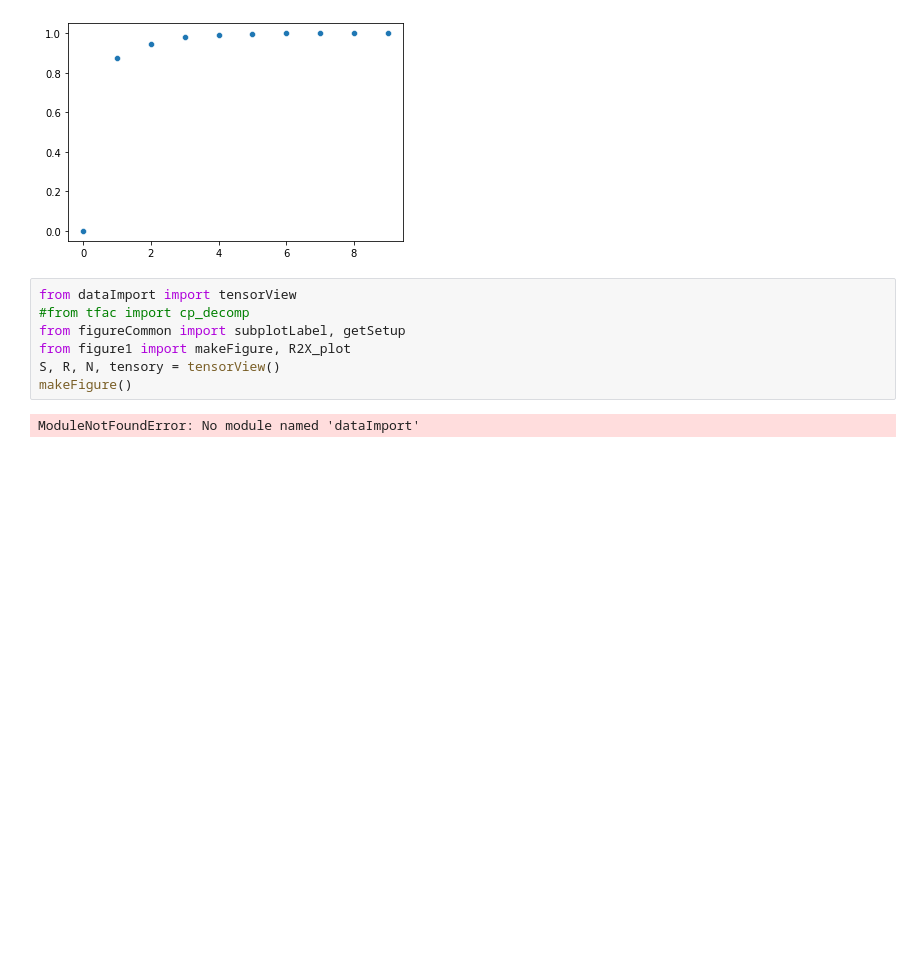
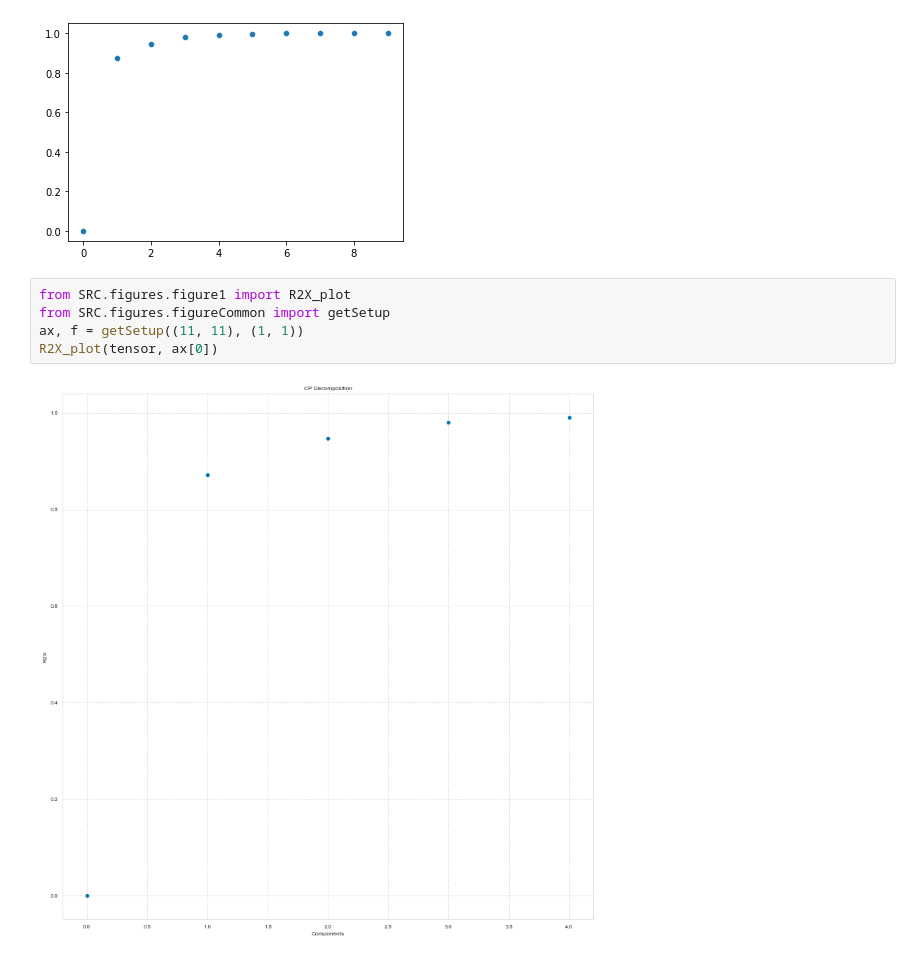
Before and after one commit to nurik999/sysSerol-COVID, a Jupyter notebook: cp_decomp.ipynb, the cells around one changed output. Cells and saved outputs as stored; diff of their text form; blank space fills up the shorter version.

Commit message:
fixed import, adding figure1

```diff
--- a/cp_decomp.ipynb
+++ b/cp_decomp.ipynb
@@ -30,12 +30,10 @@ sns.scatterplot(np.arange(len(cp_r2x)), cp_r2x)
 # %% [output]
 <AxesSubplot:>
 [figure]
-# %%
-from dataImport import tensorView
-#from tfac import cp_decomp
-from figureCommon import subplotLabel, getSetup
-from figure1 import makeFigure, R2X_plot
-S, R, N, tensory = tensorView()
-makeFigure()
-# %% [output]
-ModuleNotFoundError: No module named 'dataImport'
+# %%
+from SRC.figures.figure1 import R2X_plot
+from SRC.figures.figureCommon import getSetup
+ax, f = getSetup((11, 11), (1, 1))
+R2X_plot(tensor, ax[0])
+# %% [output]
+[figure, added]
```
Also changed, not shown: parts of 1 cell of this notebook, 2 other files.
